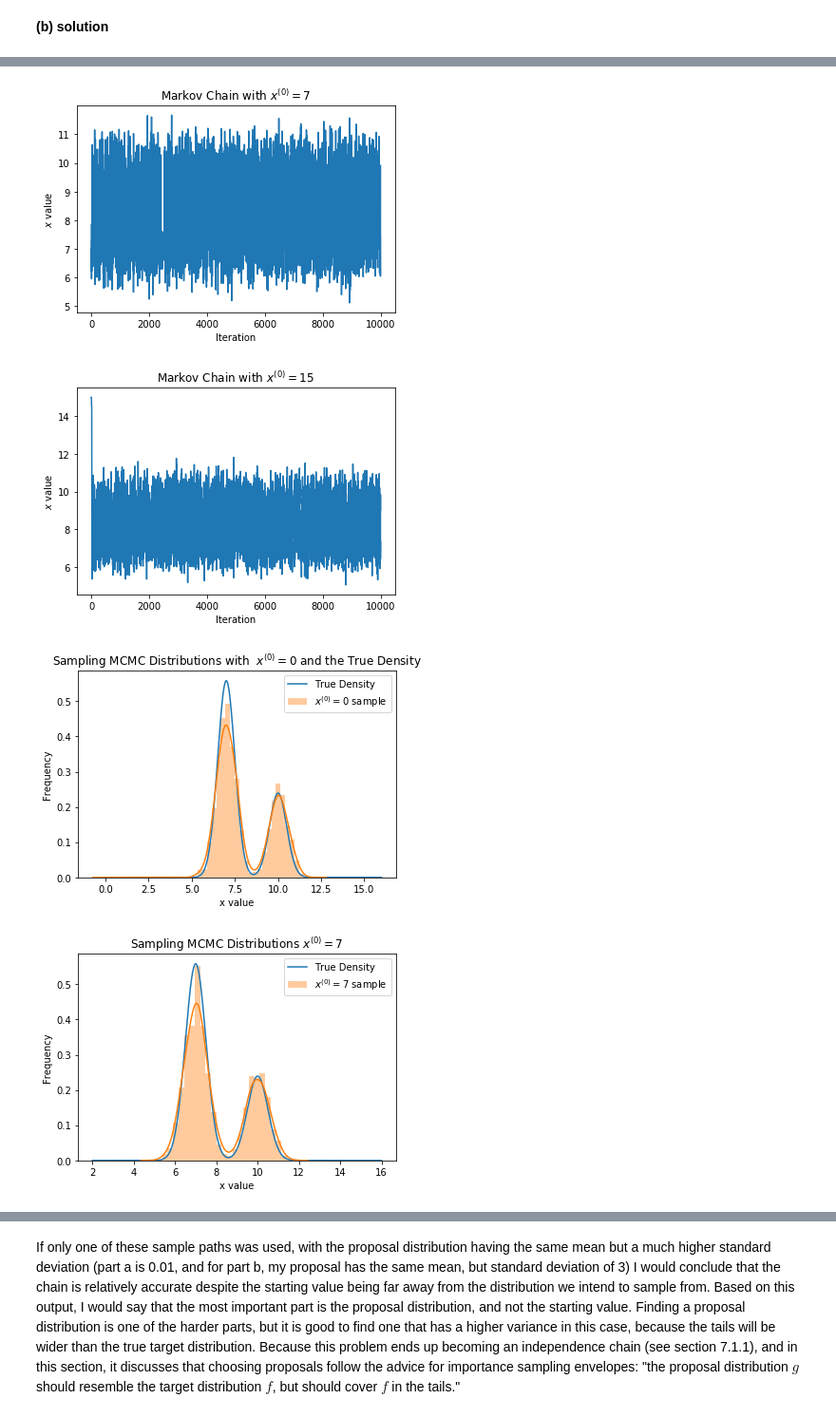
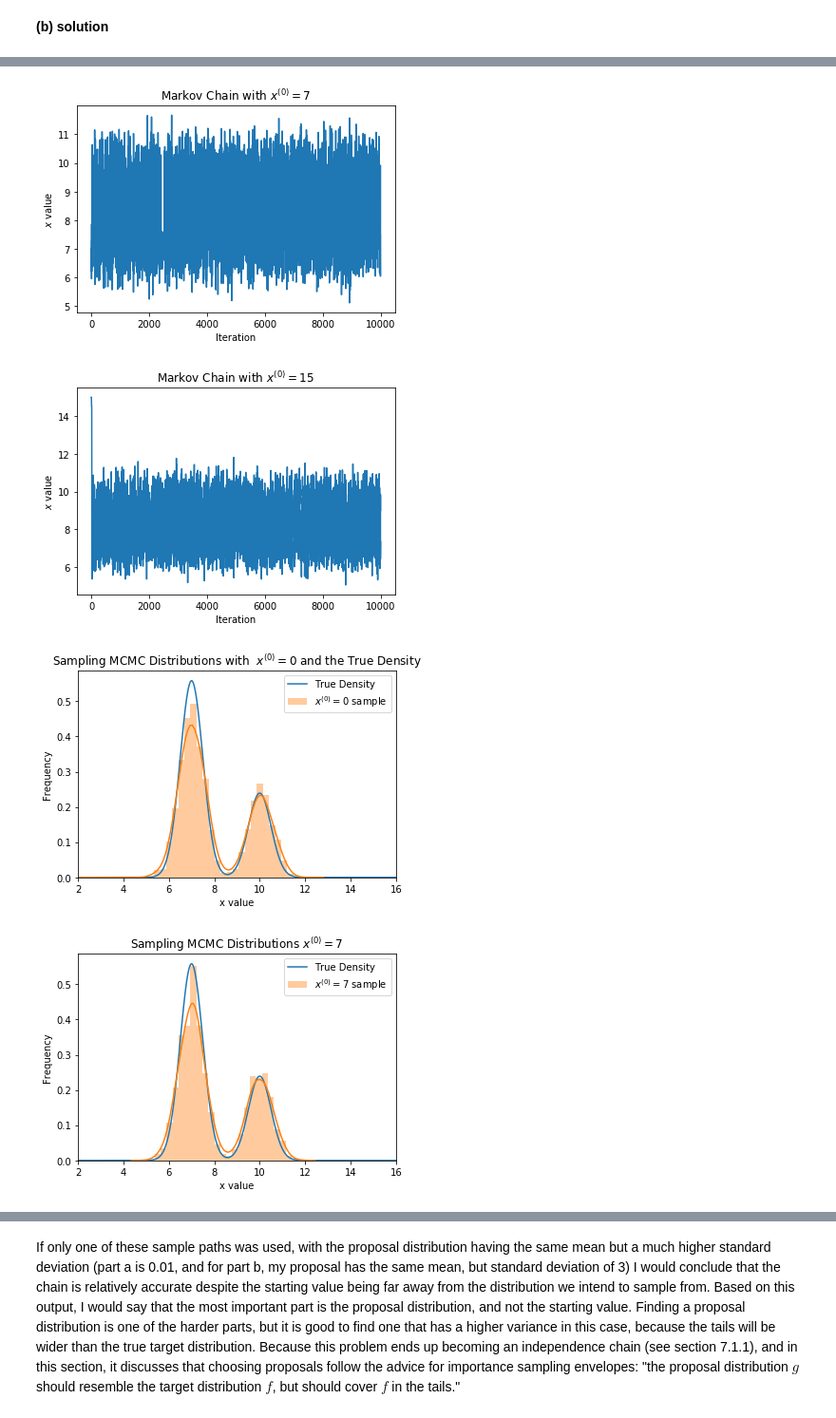
Before and after one commit to hollybossart/MATH472-HW10, a Jupyter notebook: Bossart_HW10.ipynb, the cells around one changed output, grey strips where cells are left out. Shown at 95% size. Cells and saved outputs as stored; diff of their text form; code cells hidden in the pictures.

```diff
--- a/Bossart_HW10.ipynb
+++ b/Bossart_HW10.ipynb
@@ -570,7 +570,7 @@ sns.distplot(xs1,
              kde=True,
              norm_hist=True,
              label= '$x^{(0)}=0$ sample')
-
+plt.xlim((2,16))
 plt.legend()
 
 plt.figure()
@@ -578,32 +578,34 @@ plt.title('Sampling MCMC Distributions $x^{(0)} = 7$')
 plt.xlabel('x value')
 plt.ylabel('Frequency')
 plt.plot(np.linspace(2, 16, 10000),
          f(np.linspace(2, 16, 10000)),
          label = 'True Density')
 
 sns.distplot(xs2,
              kde=True,
              norm_hist=True,
              label= '$x^{(0)}=7$ sample')
+plt.xlim((2,16))
 plt.legend()
 
 plt.figure()
 plt.title('Sampling MCMC Distributions with $x^{(0)} = 15$ and the True Density')
 plt.xlabel('x value')
 plt.ylabel('Frequency')
 plt.plot(np.linspace(2, 16, 10000),
          f(np.linspace(2, 16, 10000)),
          label = 'True Density')
 
 sns.distplot(xs3,
              kde=True,
              norm_hist=True,
              label= '$x^{(0)}=15$ sample')
+plt.xlim((2,16))
 plt.legend()
 # %% [output]
 <matplotlib.legend.Legend at 0x...>
 [figure]
 [figure]
 [figure]
-[figure, old version]
+[figure, new version]
-[figure, old version]
+[figure, new version]
```
Also changed, not shown: parts of 1 cell of this notebook.
